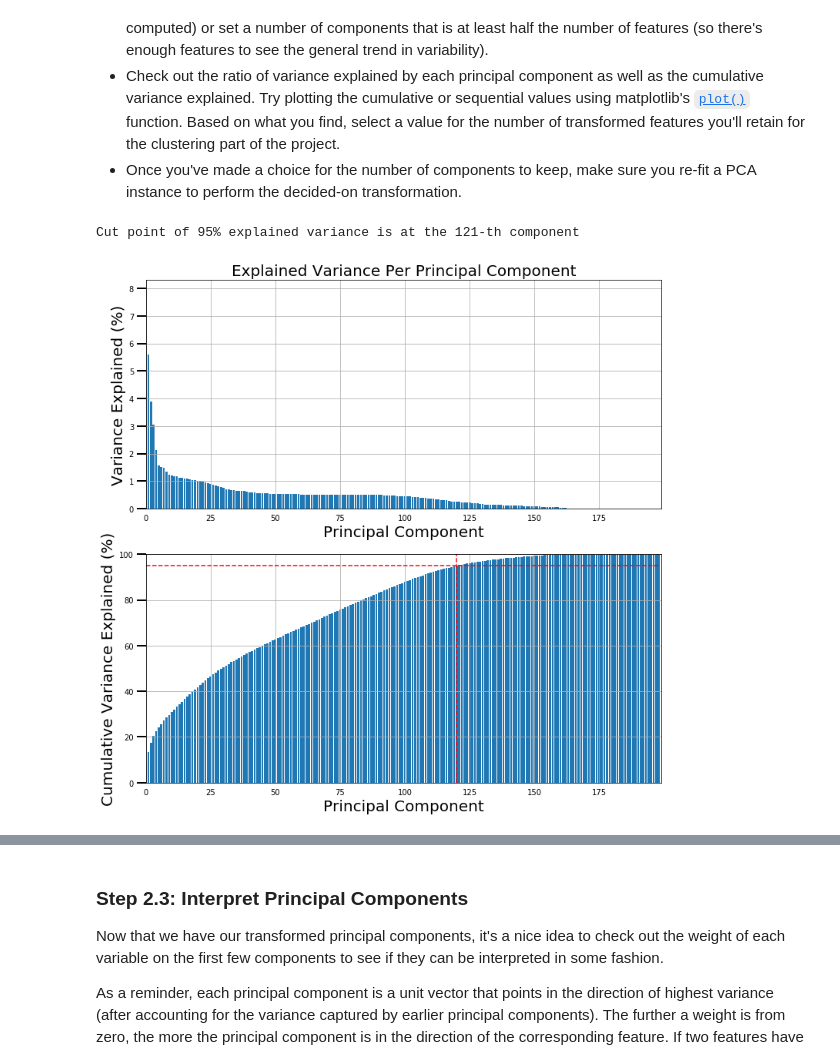
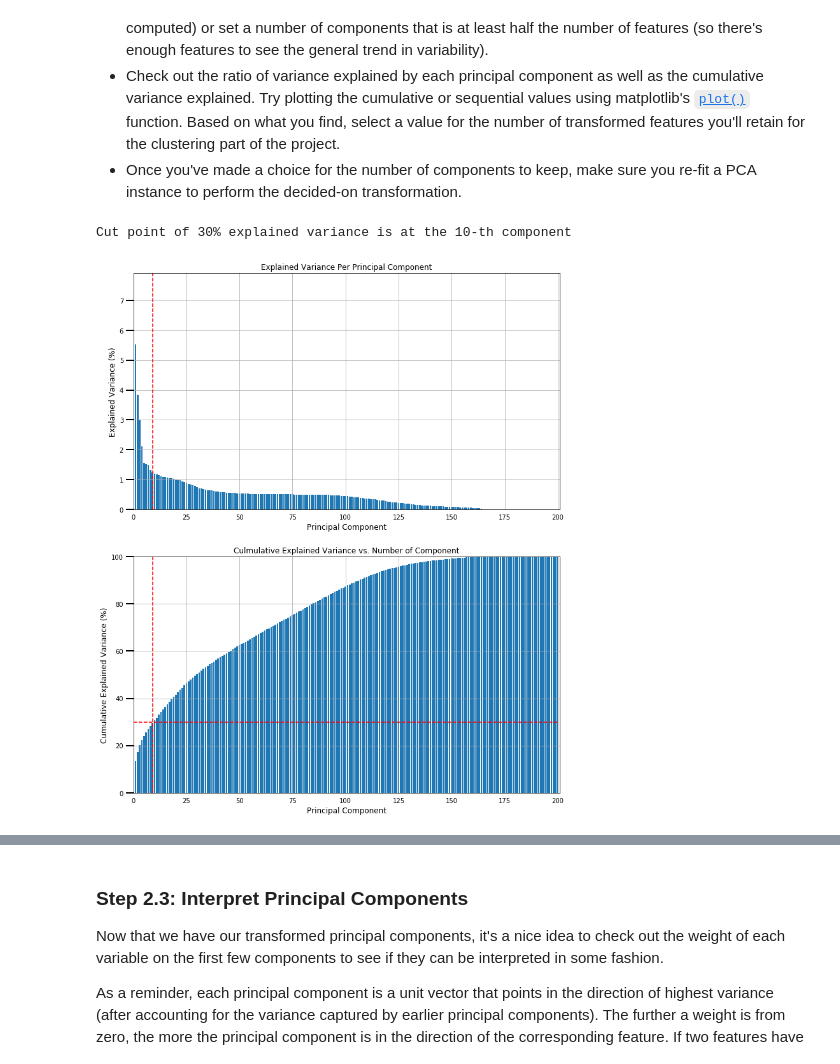
Before and after one commit to Zhitaow/Identify_Customer_Segments, a Jupyter notebook: Identify_Customer_Segments.ipynb, the cells around one changed output, grey strips where cells are left out. Saved outputs shown, nothing was run; the diff lists cells and outputs as text; code cells hidden in the pictures.

```diff
--- a/Identify_Customer_Segments.ipynb
+++ b/Identify_Customer_Segments.ipynb
@@ -853,13 +967,28 @@ def clean_data(df, col_thres = 30, row_thres = 30):
     data['WEALTH'] = data['CAMEO_INTL_2015'].astype(float).apply(lambda x: np.floor(x / 10))
     data['LIFE_STAGE'] = data['CAMEO_INTL_2015'].astype(float).apply(lambda x: (x % 10))
 
+    # Investigate "WOHNLAGE" and engineer two new variables.
+    data['NEIGHBORHOOD'] = data['WOHNLAGE'].astype(float).apply(lambda x: feature_neighborhood(x))
+    data['RURAL_FLAG'] = data['WOHNLAGE'].astype(float).apply(lambda x: feature_rural(x))
+    impute_na(data, 'NEIGHBORHOOD')
+    impute_na(data, 'RURAL_FLAG')
+
+    # Investigate "PLZ8_BAUMAX" and engineer two new variables.
+    data['PLZ8_HOMES'] = data['PLZ8_BAUMAX'].astype(float).apply(lambda x: feature_homes(x))
+    data['PLZ8_BUSINESS'] = data['PLZ8_BAUMAX'].astype(float).apply(lambda x: feature_business(x))
+    impute_na(data, 'PLZ8_HOMES')
+    impute_na(data, 'PLZ8_BUSINESS')
+
     # Drop the four original features
-    data.drop(['PRAEGENDE_JUGENDJAHRE', 'CAMEO_INTL_2015', 'LP_LEBENSPHASE_FEIN', 'LP_LEBENSPHASE_GROB'], axis = 1, inplace = True)
+    data.drop(['PRAEGENDE_JUGENDJAHRE', 'CAMEO_INTL_2015', 'WOHNLAGE', 'PLZ8_BAUMAX', 'LP_LEBENSPHASE_FEIN', 'LP_LEBENSPHASE_GROB'], axis = 1, inplace = True)
     print("\n The new dataset dimension after Step 5 is: {}".format(data.shape))
     data.reset_index(drop=True, inplace = True)
-    return data
+
+    # perform sanity check
+    sanity_check(data)
 
     # Return the cleaned dataframe.
+    return data
 # %%
 # Load in the general demographics data.
 azdias = pd.read_csv('Udacity_AZDIAS_Subset.csv', delimiter = ';')
@@ -935,9 +1064,9 @@ pca = PCA()
 azdias_scaled_pca = pca.fit_transform(azdias_scaled)
 # %%
 # Investigate the variance accounted for by each principal component.
-scree_plot(pca, var_thres = 95)
+scree_plot(pca, var_thres = 30)
 # %% [output]
-Cut point of 95% explained variance is at the 121-th component
+Cut point of 30% explained variance is at the 10-th component
-[figure, old version]
+[figure, new version]
 # %%
 # Re-apply PCA to the data while selecting for number of components to retain.
```
Also changed, not shown: parts of 25 cells of this notebook, 1 other file.
